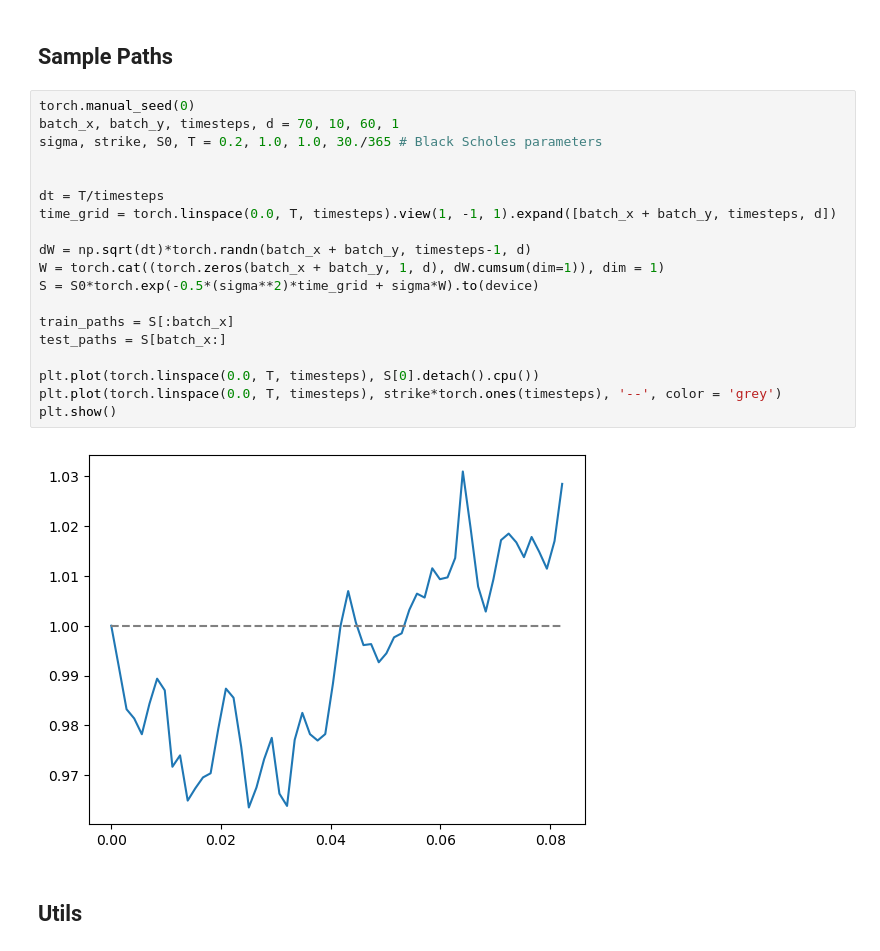
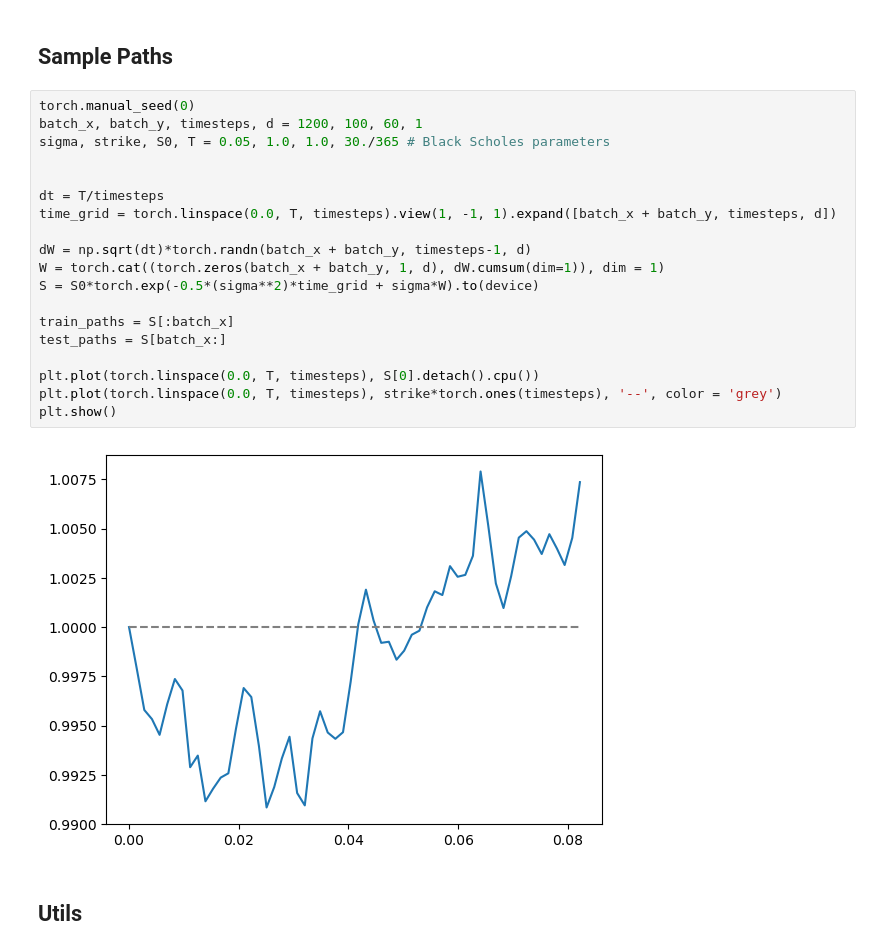
Before and after one commit to crispitagorico/stochastic_optimisation, a Jupyter notebook: kernel_hedge/notebooks/kernel_hedging.ipynb, the cells around one changed output. Drawn from its saved outputs; the diff is of its cells as text.

```diff
--- a/kernel_hedge/notebooks/kernel_hedging.ipynb
+++ b/kernel_hedge/notebooks/kernel_hedging.ipynb
@@ -27,25 +27,25 @@ device: cpu
 ## Sample Paths
 # %%
 torch.manual_seed(0)
-batch_x, batch_y, timesteps, d = 70, 10, 60, 1
-sigma, strike, S0, T = 0.2, 1.0, 1.0, 30./365 # Black Scholes parameters
+batch_x, batch_y, timesteps, d = 1200, 100, 60, 1
+sigma, strike, S0, T = 0.05, 1.0, 1.0, 30./365 # Black Scholes parameters
 
 
 dt = T/timesteps
 time_grid = torch.linspace(0.0, T, timesteps).view(1, -1, 1).expand([batch_x + batch_y, timesteps, d])
 
 dW = np.sqrt(dt)*torch.randn(batch_x + batch_y, timesteps-1, d)
 W = torch.cat((torch.zeros(batch_x + batch_y, 1, d), dW.cumsum(dim=1)), dim = 1)
 S = S0*torch.exp(-0.5*(sigma**2)*time_grid + sigma*W).to(device)
 
 train_paths = S[:batch_x]
 test_paths = S[batch_x:]
 
 plt.plot(torch.linspace(0.0, T, timesteps), S[0].detach().cpu())
 plt.plot(torch.linspace(0.0, T, timesteps), strike*torch.ones(timesteps), '--', color = 'grey')
 plt.show()
 # %% [output]
-[figure, old version]
+[figure, new version]
 # %% [markdown]
 ## Utils
 # %%
```
Also changed, not shown: parts of 14 cells of this notebook, 5 other files.
